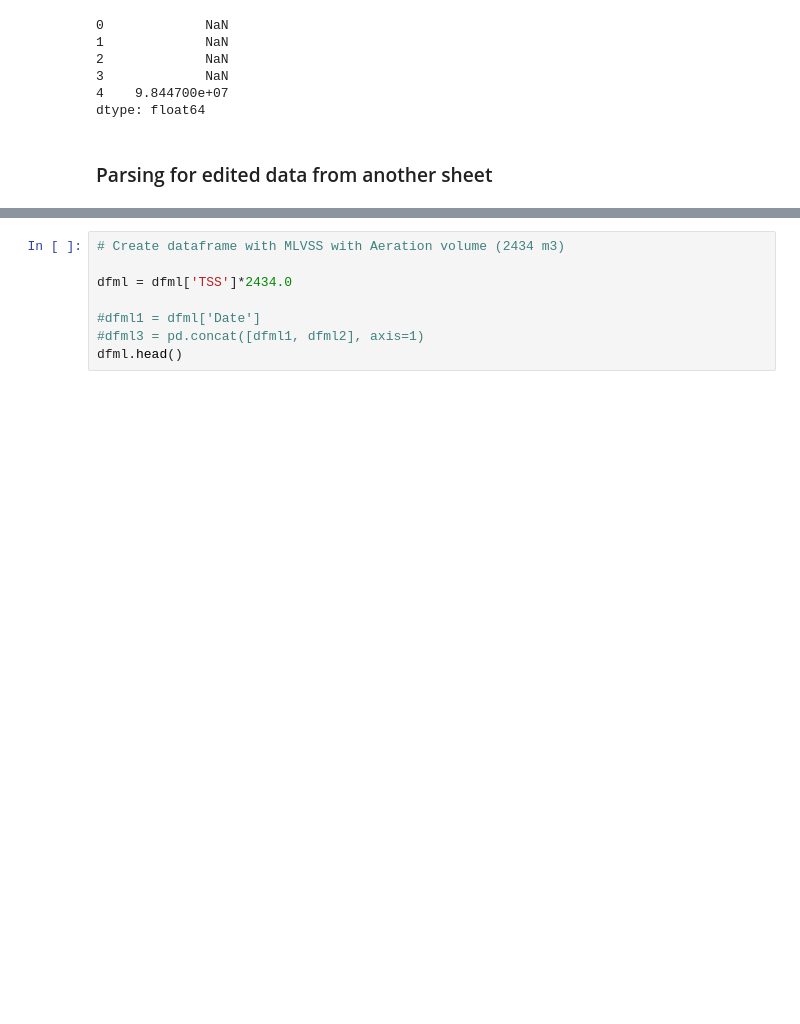
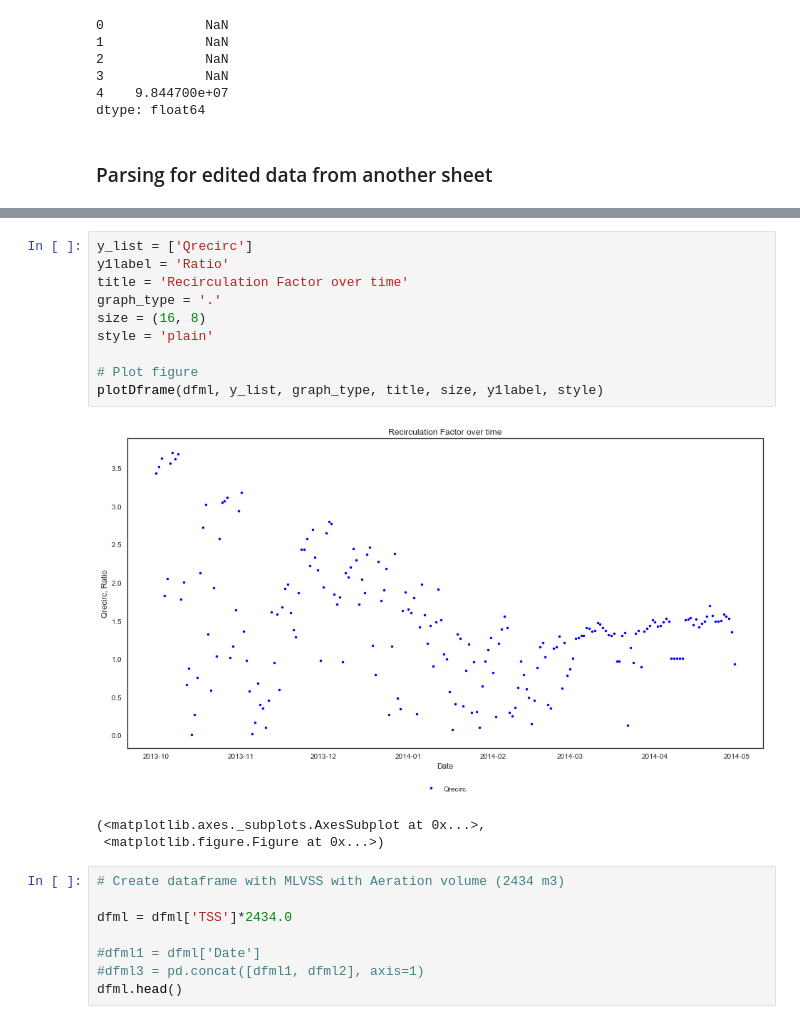
Before and after one commit to JoneBakkevig/intern_ugent, a Jupyter notebook: excelparse.ipynb, the cells around one changed output, grey strips where cells are left out. Cells and saved outputs as stored; diff of their text form; blank space fills up the shorter version.

Commit message:
added pca implementation and plots

```diff
--- a/excelparse.ipynb
+++ b/excelparse.ipynb
@@ -451,3 +452,17 @@ dfml.head()
+# %%
+y_list = ['Qrecirc']
+y1label = 'Ratio'
+title = 'Recirculation Factor over time'
+graph_type = '.'
+size = (16, 8)
+style = 'plain'
+
+# Plot figure
+plotDframe(dfml, y_list, graph_type, title, size, y1label, style)
+# %% [output]
+[figure, added]
+(<matplotlib.axes._subplots.AxesSubplot at 0x...>,
+ <matplotlib.figure.Figure at 0x...>)
 # %%
 # Create dataframe with MLVSS with Aeration volume (2434 m3)
 
```
Also changed, not shown: parts of 4 cells of this notebook, 4 other files.
